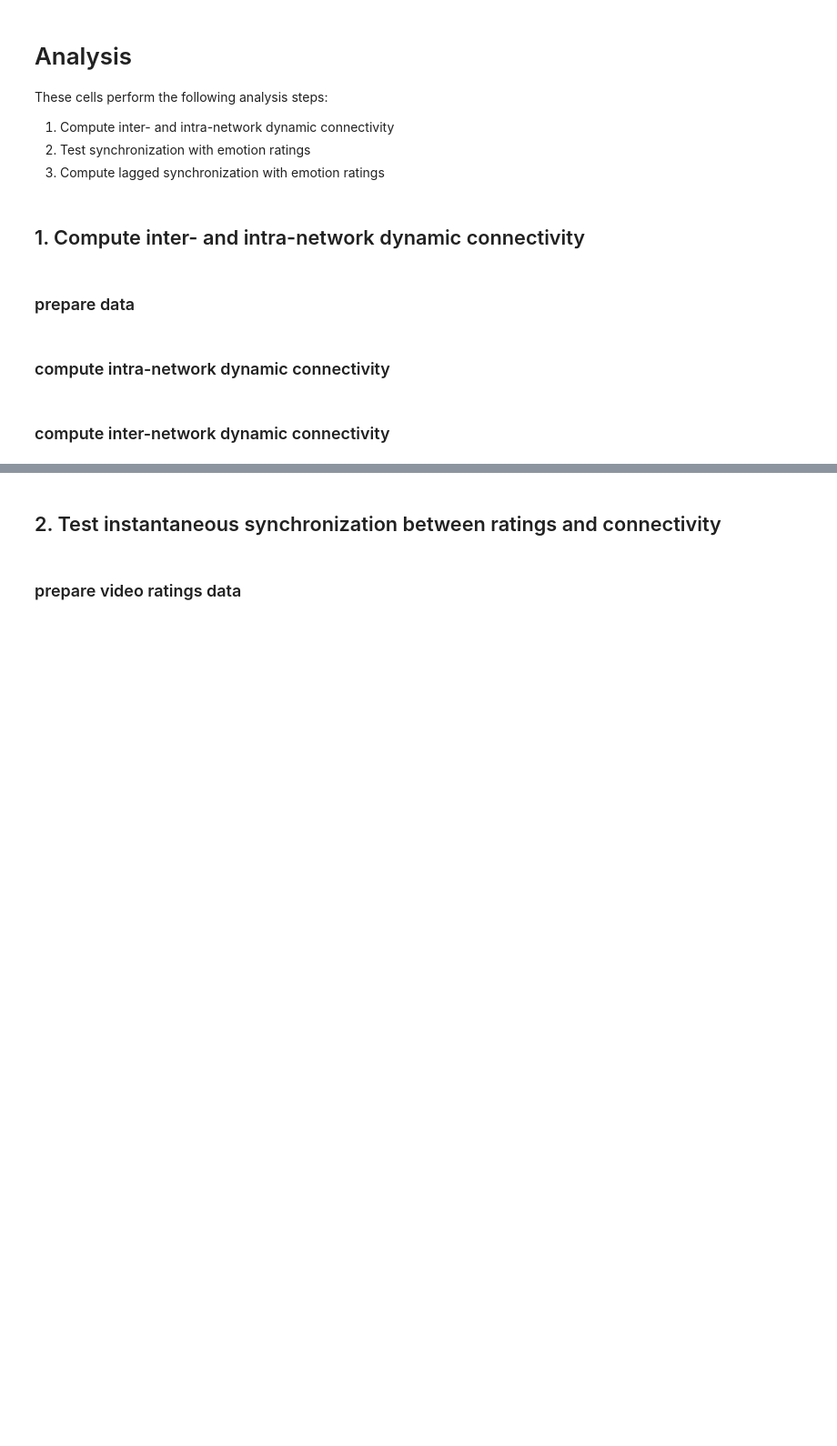
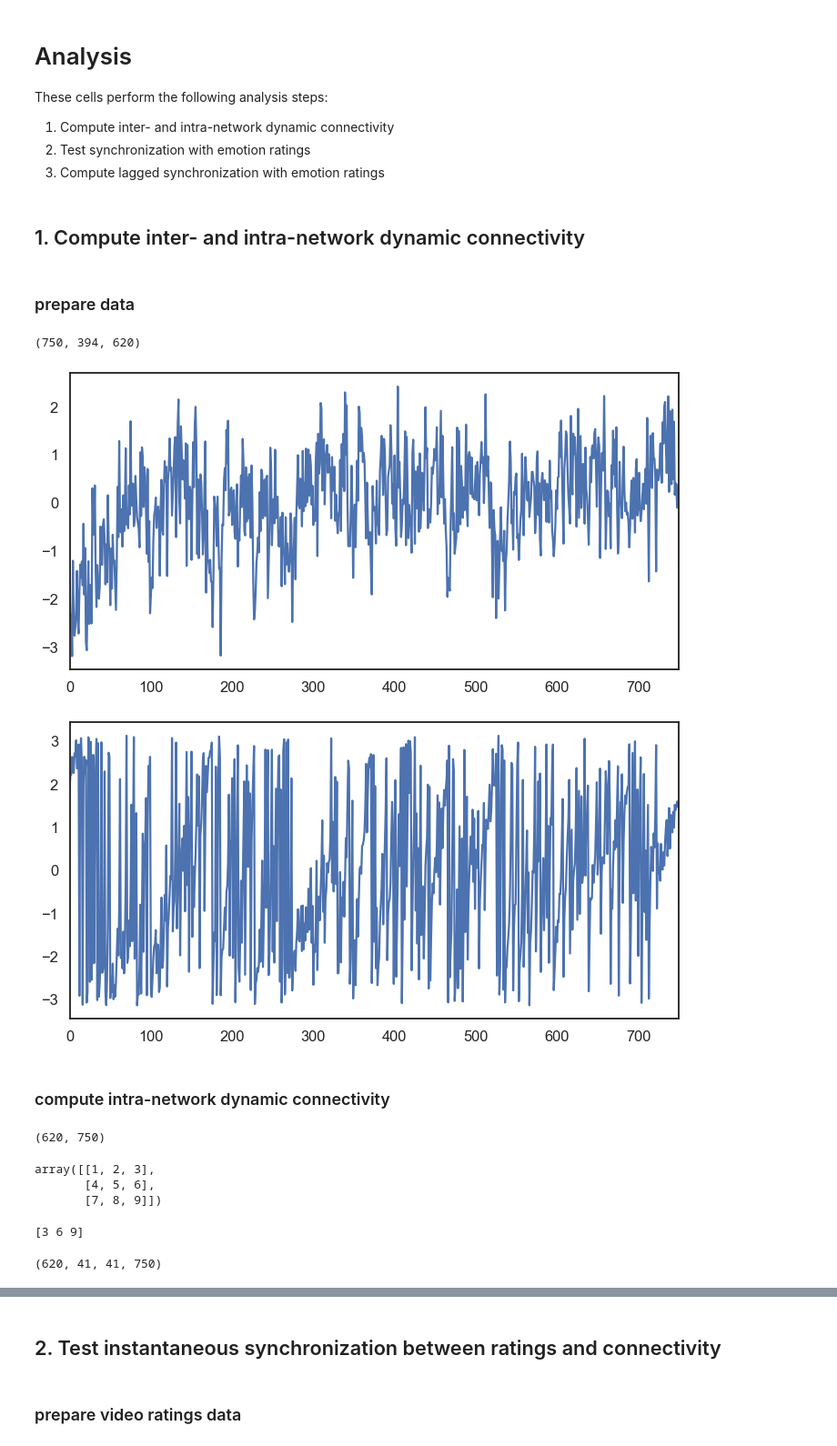
Before and after one commit to catcamacho/hbn_soc_net, a Jupyter notebook: 2_DynamicNet_affect.ipynb, the cells around one changed output, grey strips where cells are left out. Shown: that part at 91% size. Drawn from its saved outputs; the diff is of its cells as text; code cells hidden in the pictures; blank space fills up the shorter version.

Commit message:
updated intra-network dynamic connectivity

```diff
--- a/2_DynamicNet_affect.ipynb
+++ b/2_DynamicNet_affect.ipynb
@@ -268,9 +270,32 @@ tseries = np.load(os.path.join(raw_dir, 'compiled_ts_data_movieDM.npy'))
 
 # Convert to phase angles and save data
 phasefile = os.path.join(out_dir, 'phase_data_movieDM.npy')
-phase = compute_phase(tseries, outfile)
+phase = compute_phase(tseries, phasefile)
 
 print(phase.shape)
+# %% [output]
+(750, 394, 620)
+# %%
+# TODO: graph raw signal and phase signal for single participant/region
+
+
+plt.figure(figsize=(12, 6))
+plt.plot(tseries[:,0, 300])
+plt.xlim(0,750)
+plt.show()
+plt.close()
+
+
+
+
+plt.figure(figsize=(12, 6))
+plt.plot(phase[:,0, 300])
+plt.xlim(0,750)
+plt.show()
+plt.close()
+# %% [output]
+[figure, added]
+[figure, added]
 # %% [markdown]
 ### compute intra-network dynamic connectivity
 # %%
@@ -295,2 +321,0 @@ for i, net in enumerate(networks_of_interest):
-# %% [markdown]
-### compute inter-network dynamic connectivity
@@ -304,0 +322,19 @@ for i, net in enumerate(networks_of_interest):
+# %%
+print(participant_default_ips.shape)
+# %% [output]
+(620, 750)
+# %%
+x=np.array([[1,2,3],[4,5,6],[7,8,9]])
+x
+# %% [output]
+array([[1, 2, 3],
+       [4, 5, 6],
+       [7, 8, 9]])
+# %%
+print(x[:,2])
+# %% [output]
+[3 6 9]
+# %%
+print(ips.shape)
+# %% [output]
+(620, 41, 41, 750)
```
Also changed, not shown: parts of 7 cells of this notebook, 2 other files.
